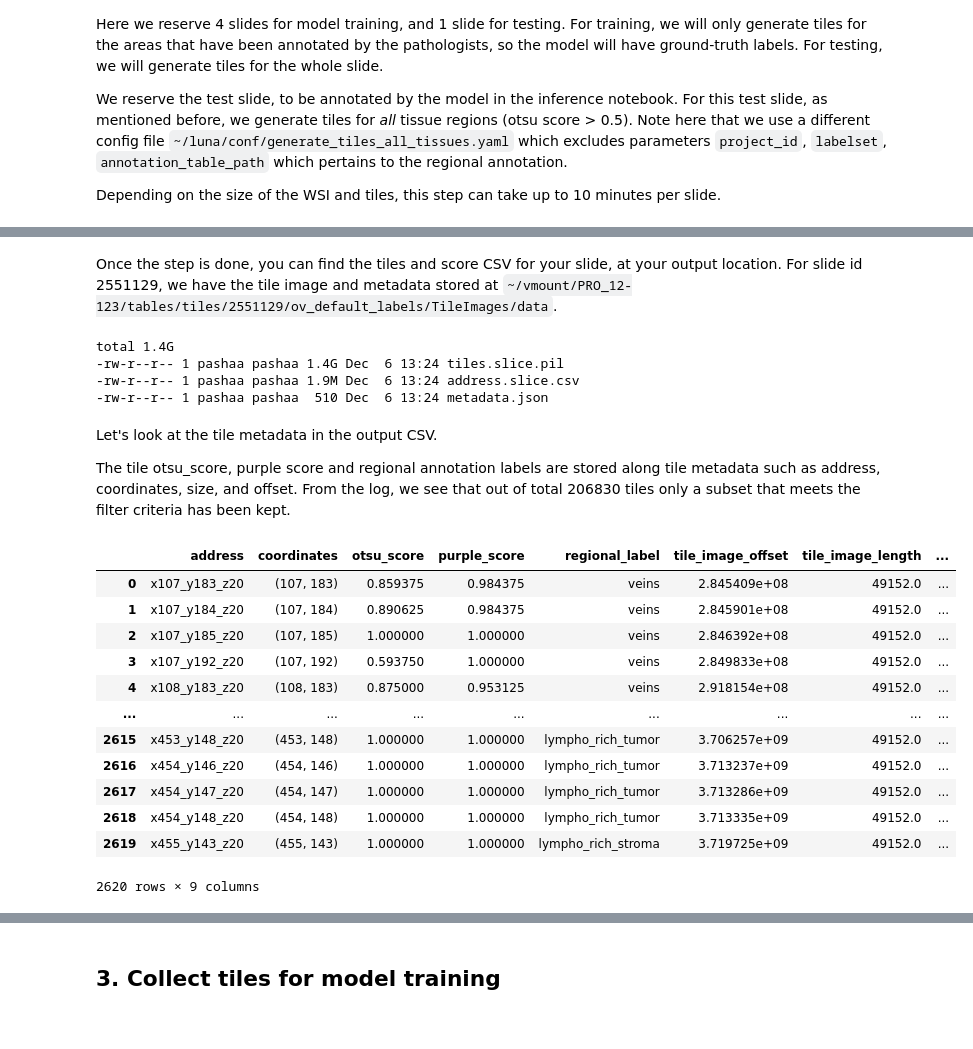
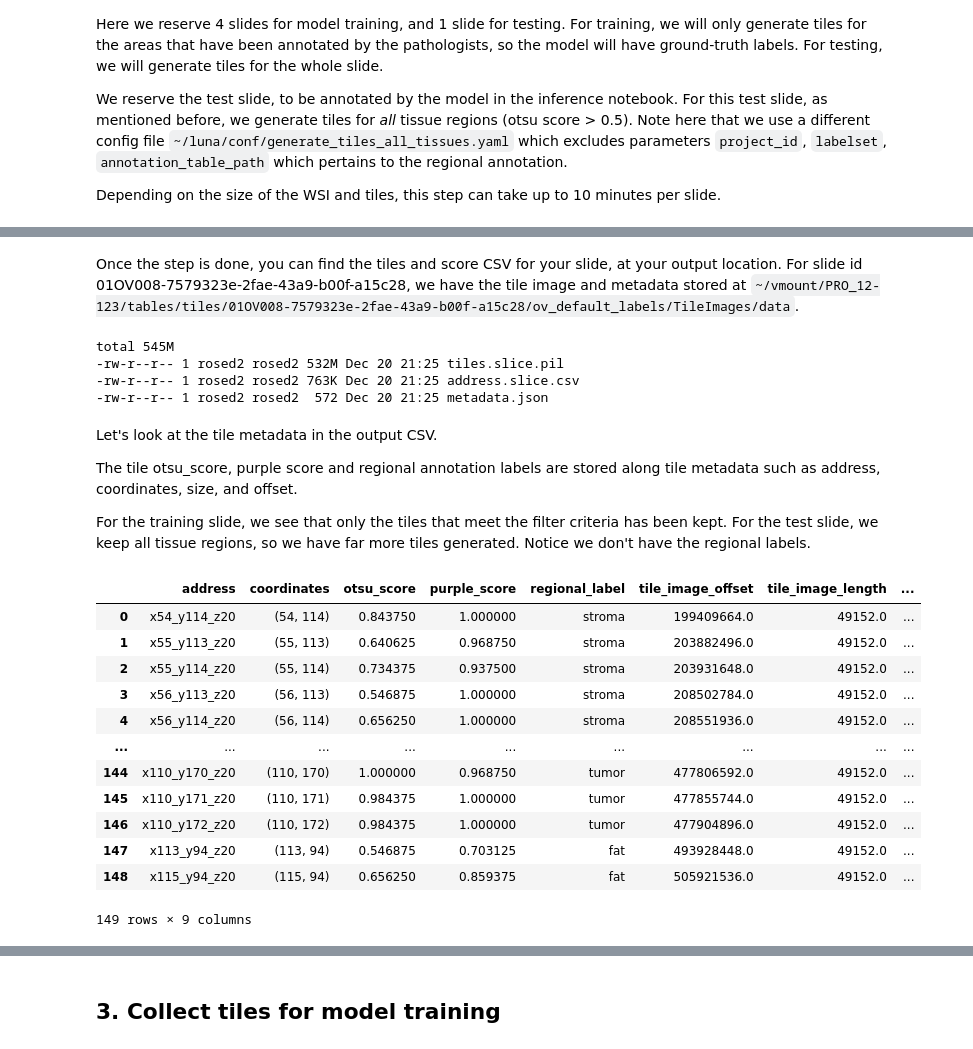
Before and after one commit to msk-mind/luna, a Jupyter notebook: docker/luna_tutorial/vmount/notebooks/2_tiling.ipynb, the cells around one changed output, grey strips where cells are left out. Saved outputs shown, nothing was run; the diff lists cells and outputs as text; code cells hidden in the pictures.

Commit message:
docs: pathology - use sample data from kitware

```diff
--- a/docker/luna_tutorial/vmount/notebooks/2_tiling.ipynb
+++ b/docker/luna_tutorial/vmount/notebooks/2_tiling.ipynb
@@ -158,35 +156,35 @@ generate_tiles -a ../../luna/conf/app_config.yaml -s 2551129 -m ../../luna/conf/
 # %% [markdown]
-Once the step is done, you can find the tiles and score CSV for your slide, at your output location. For slide id 2551129, we have the tile image and metadata stored at `~/vmount/PRO_12-123/tables/tiles/2551129/ov_default_labels/TileImages/data`.
+Once the step is done, you can find the tiles and score CSV for your slide, at your output location. For slide id 01OV008-7579323e-2fae-43a9-b00f-a15c28, we have the tile image and metadata stored at `~/vmount/PRO_12-123/tables/tiles/01OV008-7579323e-2fae-43a9-b00f-a15c28/ov_default_labels/TileImages/data`.
 # %%
-%%bash
-
-ls -lhtr ~/vmount/PRO_12-123/tables/tiles/2551129/ov_default_labels/TileImages/data
+!ls -lhtr ~/vmount/PRO_12-123/tables/tiles/01OV008-7579323e-2fae-43a9-b00f-a15c28/ov_default_labels/TileImages/data
 # %% [output]
-total 1.4G
--rw-r--r-- 1 pashaa pashaa 1.4G Dec  6 13:24 tiles.slice.pil
--rw-r--r-- 1 pashaa pashaa 1.9M Dec  6 13:24 address.slice.csv
--rw-r--r-- 1 pashaa pashaa  510 Dec  6 13:24 metadata.json
+total 545M
+-rw-r--r-- 1 rosed2 rosed2 532M Dec 20 21:25 tiles.slice.pil
+-rw-r--r-- 1 rosed2 rosed2 763K Dec 20 21:25 address.slice.csv
+-rw-r--r-- 1 rosed2 rosed2  572 Dec 20 21:25 metadata.json
 # %% [markdown]
 Let's look at the tile metadata in the output CSV.
 
-The tile otsu_score, purple score and regional annotation labels are stored along tile metadata such as address, coordinates, size, and offset. From the log, we see that out of total 206830 tiles only a subset that meets the filter criteria has been kept.
+The tile otsu_score, purple score and regional annotation labels are stored along tile metadata such as address, coordinates, size, and offset.
+
+For the training slide, we see that only the tiles that meet the filter criteria has been kept. For the test slide, we keep all tissue regions, so we have far more tiles generated. Notice we don't have the regional labels.
 # %%
 import pandas as pd
 
 # For a train slide, we have generated tiles for annotated regions, and populated regional_labels
-df = pd.read_csv("../PRO_12-123/tables/tiles/2551571/ov_default_labels/TileImages/data/address.slice.csv")
+df = pd.read_csv("../PRO_12-123/tables/tiles/01OV002-bd8cdc70-3d46-40ae-99c4-90ef77/ov_default_labels/TileImages/data/address.slice.csv")
 df
 # %% [output]
 |  | address | coordinates | otsu_score | purple_score | regional_label | tile_image_offset | tile_image_length | ... |
-| 0 | x107_y183_z20 | (107, 183) | 0.859375 | 0.984375 | veins | 2.845409e+08 | 49152.0 | ... |
-| 1 | x107_y184_z20 | (107, 184) | 0.890625 | 0.984375 | veins | 2.845901e+08 | 49152.0 | ... |
-| 2 | x107_y185_z20 | (107, 185) | 1.000000 | 1.000000 | veins | 2.846392e+08 | 49152.0 | ... |
-| 3 | x107_y192_z20 | (107, 192) | 0.593750 | 1.000000 | veins | 2.849833e+08 | 49152.0 | ... |
-| 4 | x108_y183_z20 | (108, 183) | 0.875000 | 0.953125 | veins | 2.918154e+08 | 49152.0 | ... |
+| 0 | x54_y114_z20 | (54, 114) | 0.843750 | 1.000000 | stroma | 199409664.0 | 49152.0 | ... |
+| 1 | x55_y113_z20 | (55, 113) | 0.640625 | 0.968750 | stroma | 203882496.0 | 49152.0 | ... |
+| 2 | x55_y114_z20 | (55, 114) | 0.734375 | 0.937500 | stroma | 203931648.0 | 49152.0 | ... |
+| 3 | x56_y113_z20 | (56, 113) | 0.546875 | 1.000000 | stroma | 208502784.0 | 49152.0 | ... |
+| 4 | x56_y114_z20 | (56, 114) | 0.656250 | 1.000000 | stroma | 208551936.0 | 49152.0 | ... |
 | ... | ... | ... | ... | ... | ... | ... | ... | ... |
-| 2615 | x453_y148_z20 | (453, 148) | 1.000000 | 1.000000 | lympho_rich_tumor | 3.706257e+09 | 49152.0 | ... |
-| 2616 | x454_y146_z20 | (454, 146) | 1.000000 | 1.000000 | lympho_rich_tumor | 3.713237e+09 | 49152.0 | ... |
-| 2617 | x454_y147_z20 | (454, 147) | 1.000000 | 1.000000 | lympho_rich_tumor | 3.713286e+09 | 49152.0 | ... |
-| 2618 | x454_y148_z20 | (454, 148) | 1.000000 | 1.000000 | lympho_rich_tumor | 3.713335e+09 | 49152.0 | ... |
-| 2619 | x455_y143_z20 | (455, 143) | 1.000000 | 1.000000 | lympho_rich_stroma | 3.719725e+09 | 49152.0 | ... |
+| 144 | x110_y170_z20 | (110, 170) | 1.000000 | 0.968750 | tumor | 477806592.0 | 49152.0 | ... |
+| 145 | x110_y171_z20 | (110, 171) | 0.984375 | 1.000000 | tumor | 477855744.0 | 49152.0 | ... |
+| 146 | x110_y172_z20 | (110, 172) | 0.984375 | 1.000000 | tumor | 477904896.0 | 49152.0 | ... |
+| 147 | x113_y94_z20 | (113, 94) | 0.546875 | 0.703125 | fat | 493928448.0 | 49152.0 | ... |
+| 148 | x115_y94_z20 | (115, 94) | 0.656250 | 0.859375 | fat | 505921536.0 | 49152.0 | ... |
-2620 rows × 9 columns
+149 rows × 9 columns
```
Also changed, not shown: parts of 13 cells of this notebook, 7 other files.
